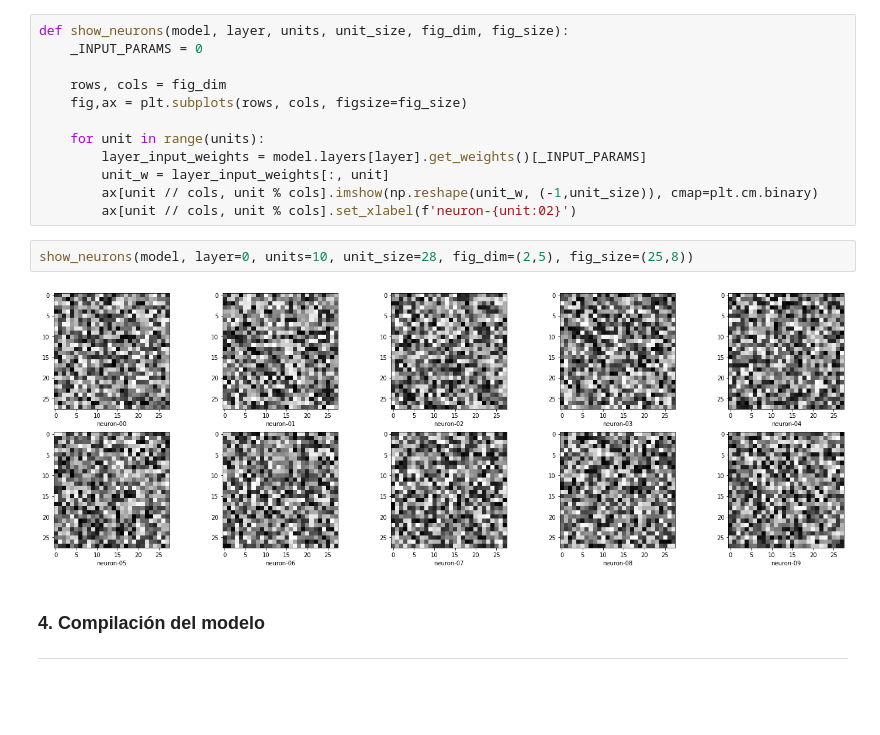
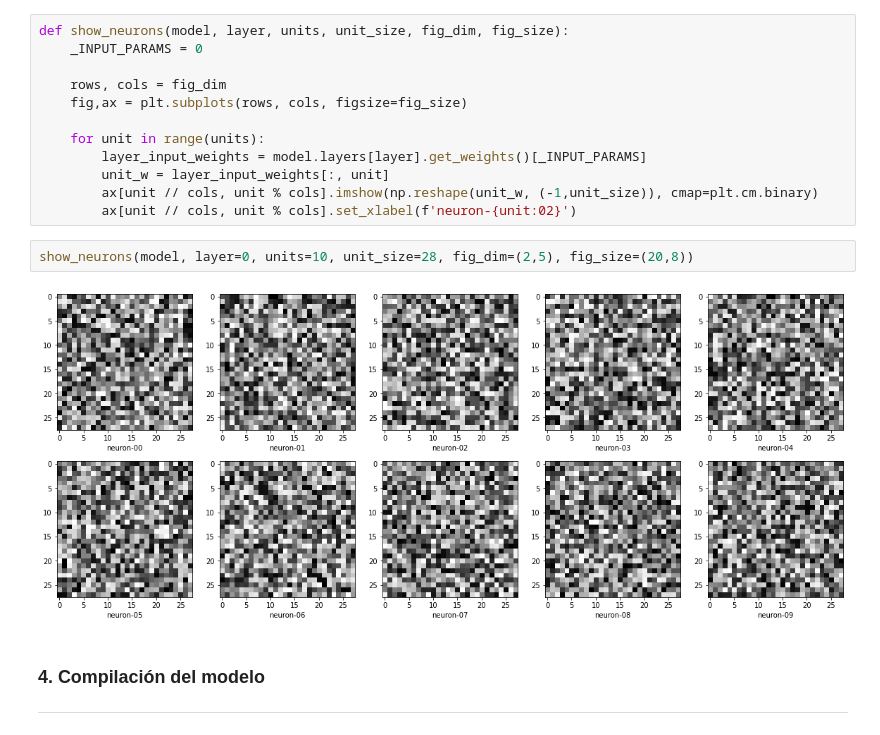
Before and after one commit to nosolobots/ai, a Jupyter notebook: books/Python_DL-torres/ch05_nn_keras/keras_MNIST.ipynb, the cells around one changed output. Drawn from its saved outputs; the diff is of its cells as text; blank space fills up the shorter version.

```diff
--- a/books/Python_DL-torres/ch05_nn_keras/keras_MNIST.ipynb
+++ b/books/Python_DL-torres/ch05_nn_keras/keras_MNIST.ipynb
@@ -189,9 +194,9 @@ def show_neurons(model, layer, units, unit_size, fig_dim, fig_size):
         ax[unit // cols, unit % cols].imshow(np.reshape(unit_w, (-1,unit_size)), cmap=plt.cm.binary)
         ax[unit // cols, unit % cols].set_xlabel(f'neuron-{unit:02}')
 # %%
-show_neurons(model, layer=0, units=10, unit_size=28, fig_dim=(2,5), fig_size=(25,8))
+show_neurons(model, layer=0, units=10, unit_size=28, fig_dim=(2,5), fig_size=(20,8))
 # %% [output]
-[figure, old version]
+[figure, new version]
 # %% [markdown]
 ### 4. Compilación del modelo
 ---
```
Also changed, not shown: parts of 9 cells of this notebook, 1 other file.
